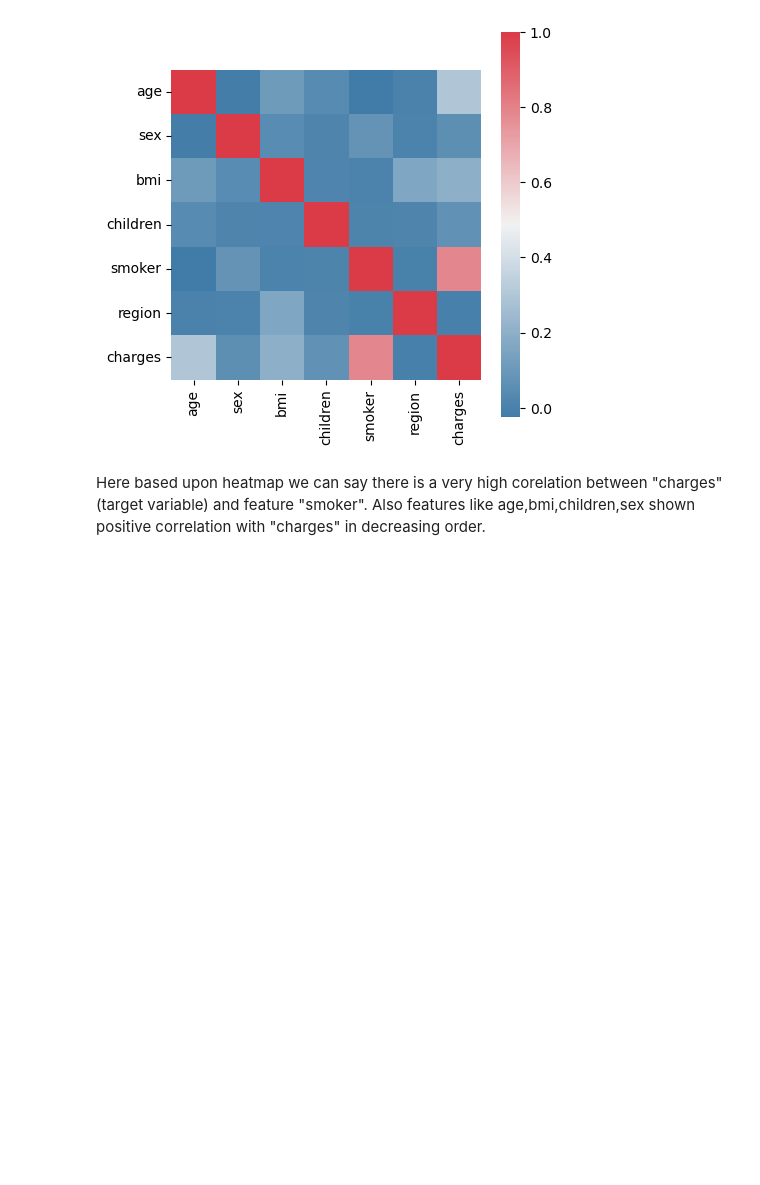
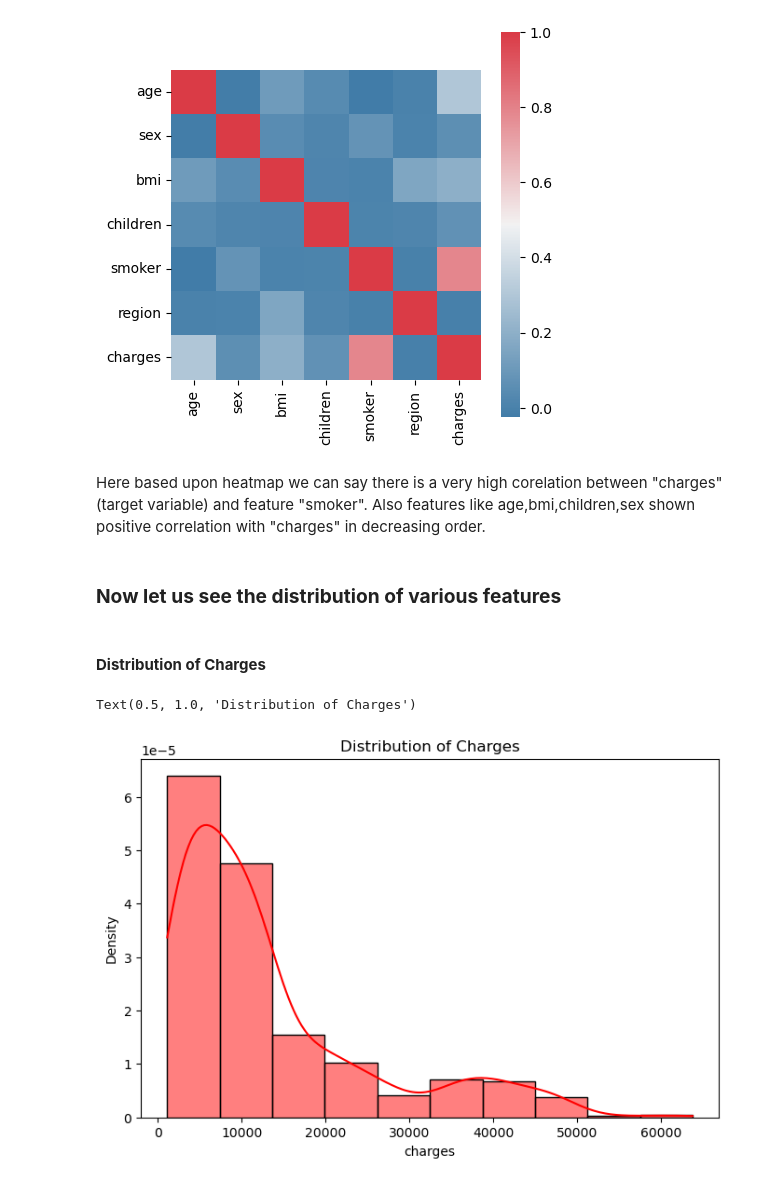
Before and after one commit to BhaveshDwaram/Medical-Insurance--Cost-Prediction, a Jupyter notebook: Medical Insurance Cost Prediction.ipynb, the cells around one changed output. Saved outputs shown, nothing was run; the diff lists cells and outputs as text; code cells hidden in the pictures; blank space fills up the shorter version.

```diff
--- a/Medical Insurance Cost Prediction.ipynb
+++ b/Medical Insurance Cost Prediction.ipynb
@@ -202,3 +202,16 @@ sns.heatmap(correlation,mask=np.zeros_like(correlation),cmap=sns.diverging_palet
 [figure]
 # %% [markdown]
 Here based upon heatmap we can say there is a very high corelation between "charges"(target variable) and feature "smoker". Also features like age,bmi,children,sex shown positive correlation with "charges" in decreasing order.
+# %% [markdown]
+### **Now let us see the distribution of various features**
+# %% [markdown]
+#### **Distribution of Charges**
+# %%
+
+# Plot the distribution of charges
+f=plt.figure(figsize=(8,5))
+sns.histplot(insurance_dataframe["charges"],stat='density',color='r',kde=True,bins=10)
+plt.title('Distribution of Charges')
+# %% [output]
+Text(0.5, 1.0, 'Distribution of Charges')
+[figure, added]
```
Also changed, not shown: parts of 24 cells of this notebook.
